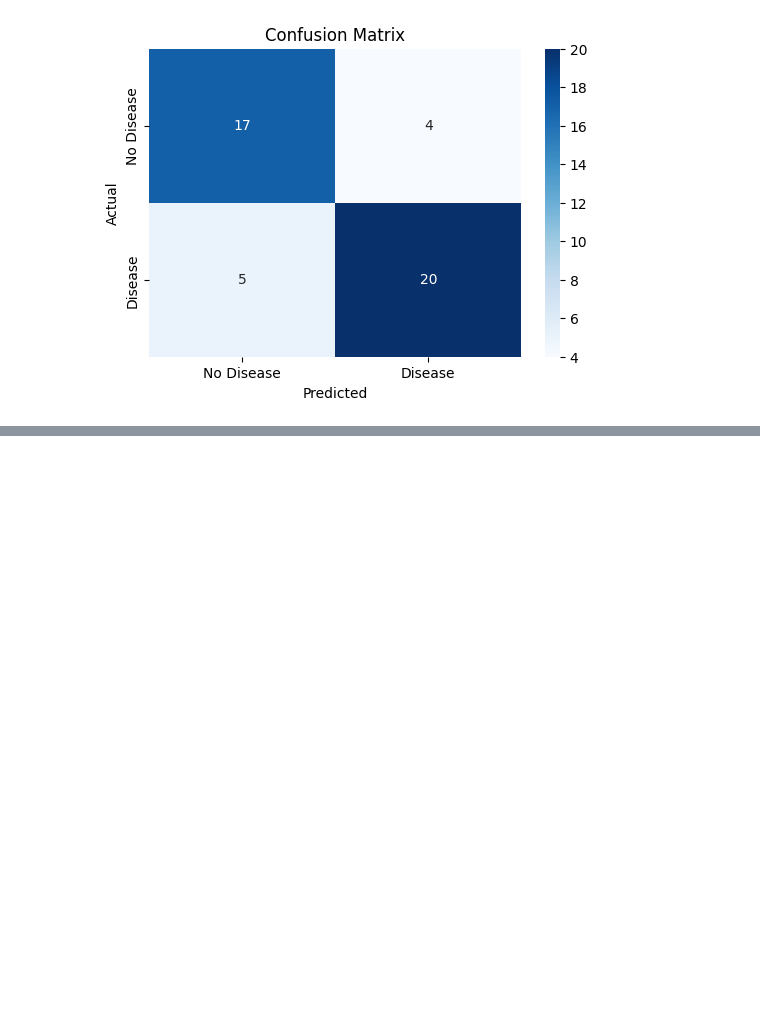
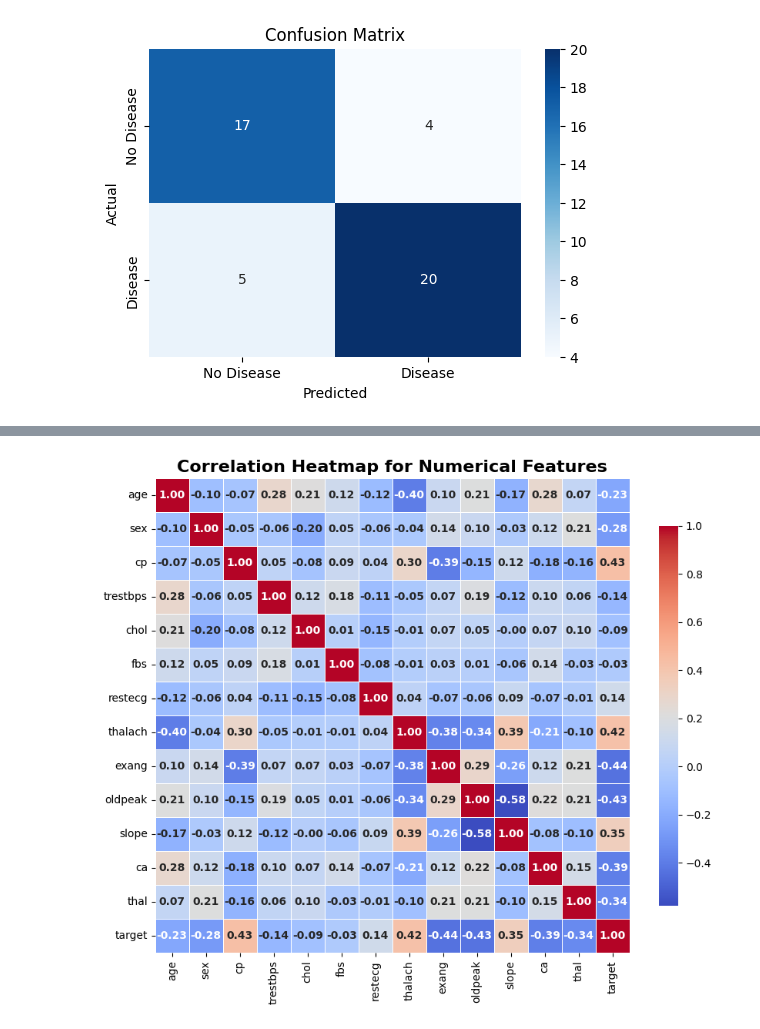
Before and after one commit to Rajani1-tech/Multiple-Disease-Prediction, a Jupyter notebook: eda_heart_disease.ipynb, the cells around one changed output, grey strips where cells are left out. Saved outputs shown, nothing was run; the diff lists cells and outputs as text; code cells hidden in the pictures; blank space fills up the shorter version.

```diff
--- a/eda_heart_disease.ipynb
+++ b/eda_heart_disease.ipynb
@@ -188,0 +218,26 @@ plt.show()
+# %%
+import pandas as pd
+import matplotlib.pyplot as plt
+import seaborn as sns
+
+# Load dataset
+df = pd.read_csv('/home/predator/Desktop/college_project/Multiple-Disease-Prediction/dataset/heart.csv')
+
+# Calculate the correlation matrix
+correlation_matrix = df.corr()
+
+# Set up the figure and size
+plt.figure(figsize=(10, 8))
+
+# Create the heatmap
+sns.heatmap(correlation_matrix, annot=True, cmap='coolwarm', fmt='.2f', linewidths=0.5,
+            cbar_kws={'shrink': 0.8}, square=True, annot_kws={'size': 10, 'weight': 'bold'})
+
+# Title
+plt.title('Correlation Heatmap for Numerical Features', fontsize=16, fontweight='bold')
+
+# Save and show the plot
+plt.savefig('/home/predator/Desktop/college_project/Multiple-Disease-Prediction/EDA /Correlation_Heatmap.png', dpi=300, bbox_inches='tight')
+plt.show()
+# %% [output]
+[figure, added]
```
Also changed, not shown: parts of 2 cells of this notebook.
